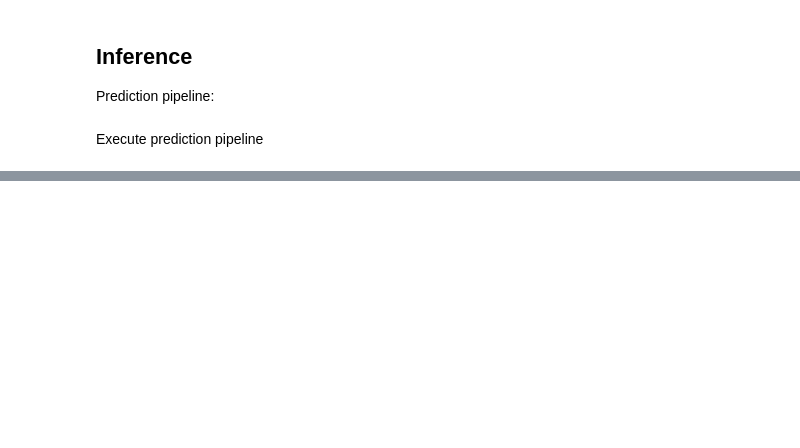
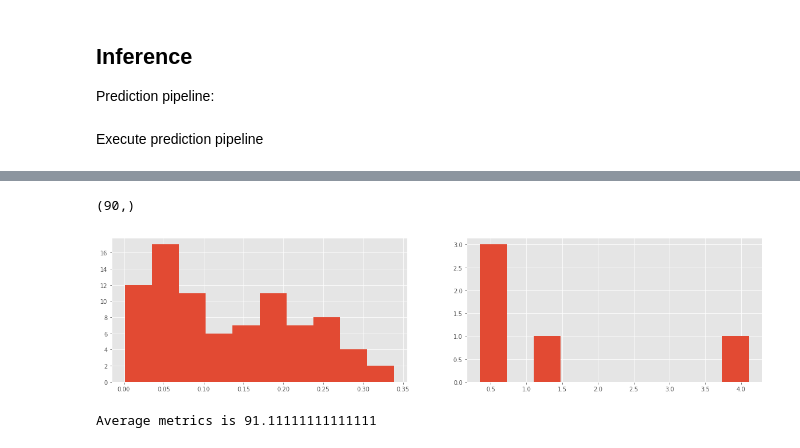
Before and after one commit to analysiscenter/radial, a Jupyter notebook: standards/model_description.ipynb, the cells around one changed output, grey strips where cells are left out. Cells and saved outputs as stored; diff of their text form; code cells hidden in the pictures; blank space fills up the shorter version.

```diff
--- a/standards/model_description.ipynb
+++ b/standards/model_description.ipynb
@@ -401,0 +296,22 @@ For robust classification improvement (relative to the shift of an image from th
+# %%
+test_ppl.reset_iter()
+test_batch = test_ppl.next_batch(len(ds_test))
+test_batch.target.shape
+# %% [output]
+(90,)
+# %%
+metrics = np.abs(test_batch.denorm_predictions.reshape(-1) - test_batch.log_target.reshape(-1)) / test_batch.log_target.reshape(-1)
+metrics = metrics.astype(np.float32)
+
+plt.figure(1, figsize=(20, 10))
+plt.subplot(221)
+plt.hist(np.sort(metrics)[:-5])
+plt.subplot(222)
+plt.hist(np.sort(metrics)[-5:])
+plt.show()
+# %% [output]
+[figure, added]
+# %%
+print('Average metrics is', np.mean(metrics < 0.3) * 100)
+# %% [output]
+Average metrics is 91.11111111111111
```
Also changed, not shown: parts of 61 cells of this notebook, 1 other file.
